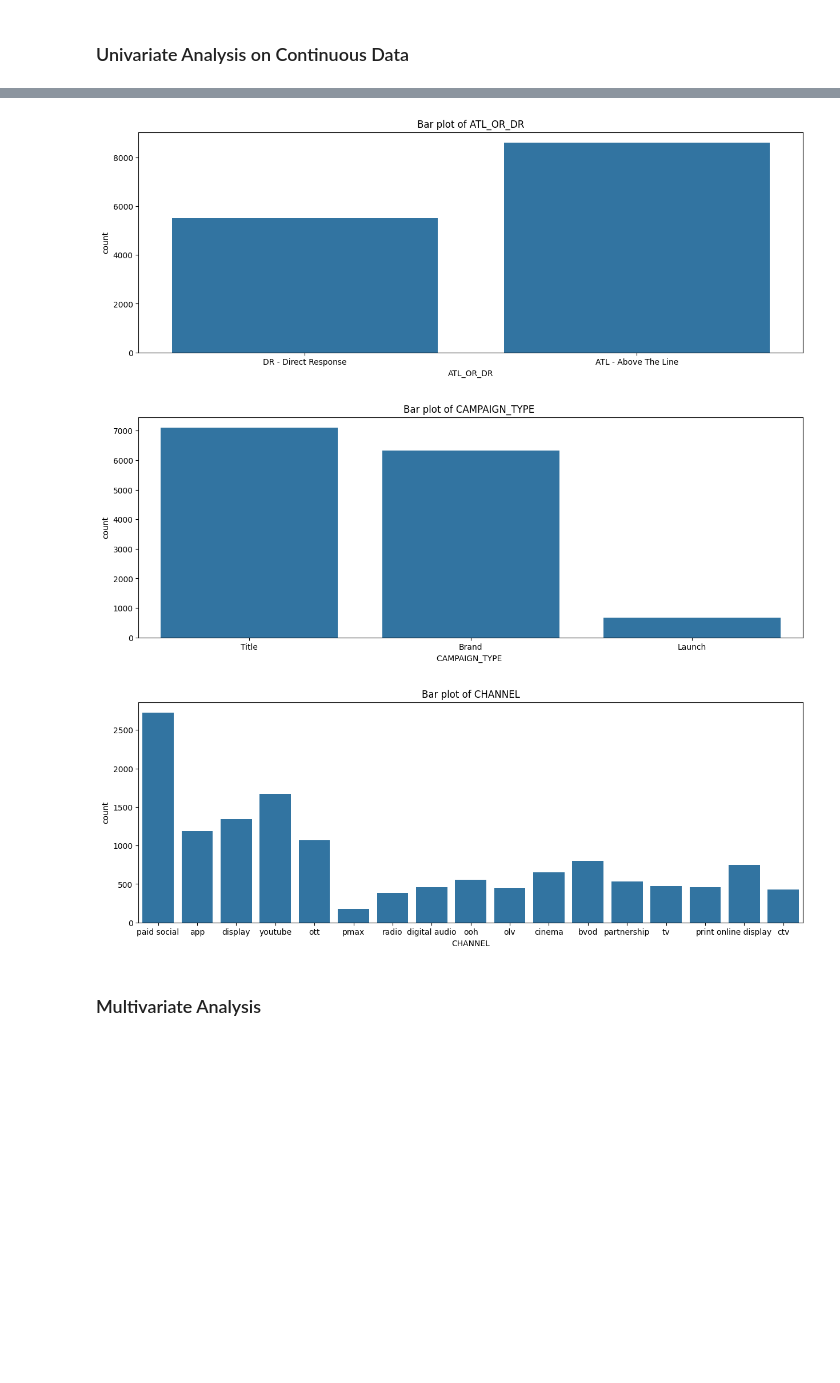
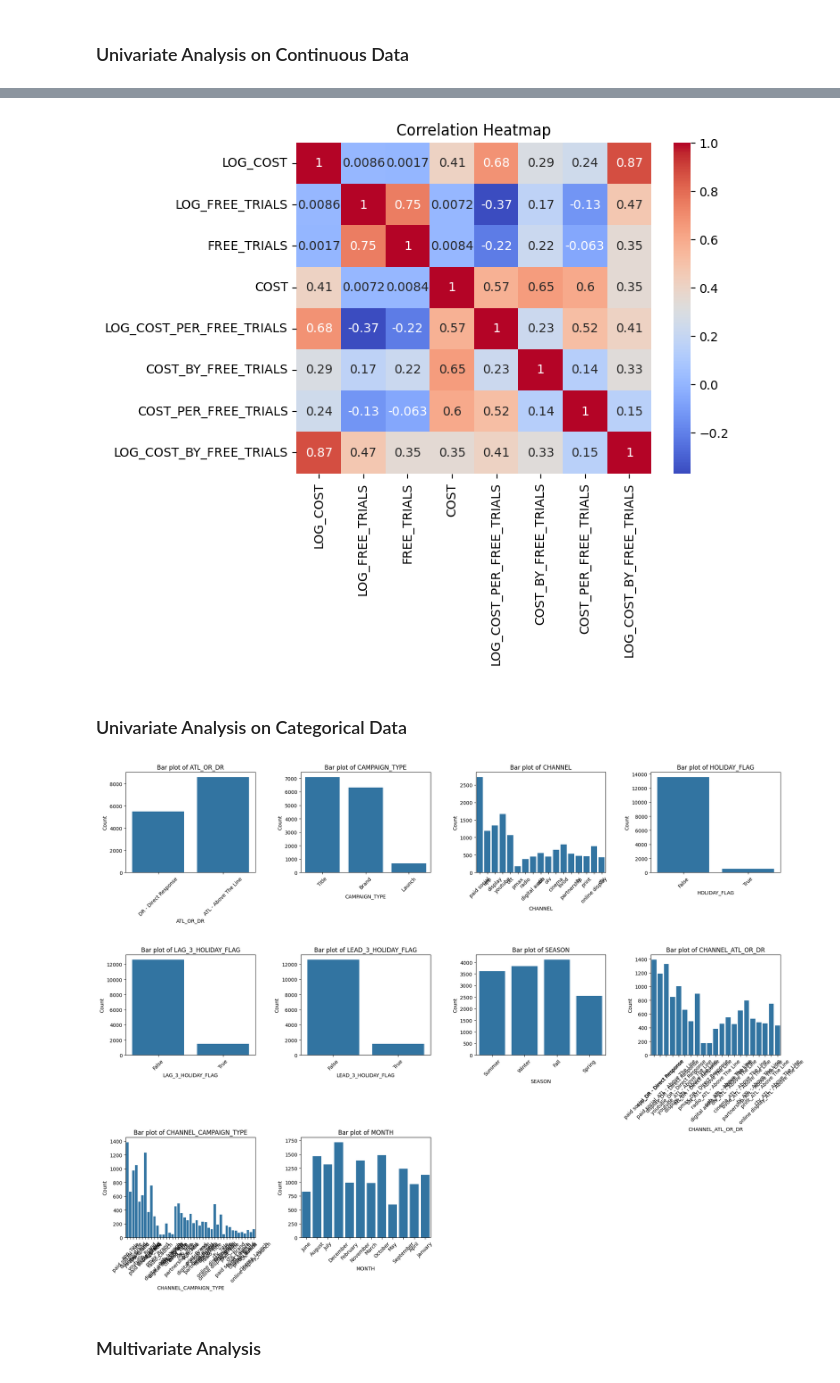
Before and after one commit to 11echeng/free-trial-analysis, a Jupyter notebook: src/notebook/01_paramount_eda_visuals.ipynb, the cells around one changed output, grey strips where cells are left out. Drawn from its saved outputs; the diff is of its cells as text; code cells hidden in the pictures; blank space fills up the shorter version.

```diff
--- a/src/notebook/01_paramount_eda_visuals.ipynb
+++ b/src/notebook/01_paramount_eda_visuals.ipynb
@@ -3,14 +3,9 @@ import pandas as pd
 import numpy as np
 import matplotlib.pyplot as plt
 import seaborn as sns
+import holidays
 
 df = pd.read_csv('../../data/data.csv')
+df.rename(columns={'CAMPAIGN_TYPE ':'CAMPAIGN_TYPE', 'FREE TRIALS': 'FREE_TRIALS'}, inplace=True)
 df
-'''
-Action Items:
-    a. Create a model to predict number of free trials generated based on marketing campaign strategy. -
-    b. Understand the dataset through EDA -
-    c. Explain correlation, patterns, anomalies through visualizations -
-    d. Choose an appropriate model -
-'''
 # %% [output]
@@ -351,3 +359,15 @@ plt.show()
+# %%
+'''
+1. Most relationships show weak linaer relationships which is validated in the visual scatterplot.
+2. Since we are predicting FREE_TRIALS, the heatmap indicates that using a linear model might not be the most effective model to use.
+'''
+sns.heatmap(df[quantitative].corr(), annot=True, cmap="coolwarm")
+plt.title("Correlation Heatmap")
+plt.show()
+# %% [output]
+[figure, added]
+# %% [markdown]
+### Univariate Analysis on Categorical Data
 # %%
 '''
 Single Variation Categorical Analysis using Barchart:
@@ -358,40 +378,55 @@ Single Variation Categorical Analysis using Barchart:
     b. I would assume DR generates a lot of free trials since it is immediate and digital, but might not be as affective
     in regards to customer retention. (More data would be needed) However, while sometimes ineffective, it's cheaper.
     This could be a useful strategy and/or pilot to test out certain markets/customer segments behaviors.
     c. I would assume ATL has a higher cost variance than DR since ATL heavily depends on targeting a broader reach and
     having a longer airtime since you are consistenly trying to build and reienforce your brand. But these can vary from
     media types/devices hence the high variance. Special holidays/events can also drive up costs. Free trials tend to be
     smaller but you will have outliers like special events/holidays.
 
 2. 'CAMPAIGN_TYPE' Observations/Thoughts/Tasks:
     a. There are no Promotional Campaigns.
     b. Brand and Title campaigns dominate, while Launch campaigns are infrequent. This aligns with typical product
     lifecycle, where certaint market/regions can have saturiation and therefore have higher barriers of entry leading to
     infrequent new launches/relaunches while companies continue to build and reinforce their brand.
     c. I would assume Brand/Title campaigns may have higher costs than Launch since Brand/Title has to reach a larger
     audience and reach. Brand/Title is more associated with ATL and Launch is more assoicated with DR.
 
 3. 'CHANNEL' Observations/Thoughts/Tasks:
     a. Social and YouTube, which makes sense in the iOT world, drive the makeup of channel for where campaigns get aired.
     Meanwhile, Tv, radio,and print are on the lower tier which illustrastes the shift in digital age. Seeing the cost
     associated to 'CHANNEL' types would help us understand the trade-offs of reallocating resources and areas of
     opportunity.
     b. While Social and YouTube dominate, simply reallocating resources from low-performing channels (e.g., Radio)
     to top channels may not be ideal. Customer segments from different channels could vary significantly and can lose out
     on niche segments. Cost Benefit Analysis would be needed to understand the trade-offs of reallocating resources.
 
 4. Action Items:
     a. Covariation Analysis between Categorical & Continuous' using Scatterplot and hue
     b. Covariation Analysis between categorical and continuous using boxplot and barcharts
 '''
-for cat in categorical:
-    plt.figure(figsize=(15, 5))
-    sns.countplot(x=cat, data=df)
-    plt.title(f'Bar plot of {cat}')
-    plt.show()
+num_cols = len(categorical)
+ncols = 4  # Number of columns per row
+nrows = (num_cols // ncols) + (num_cols % ncols > 0)  # Dynamically adjust rows
+fig, axes = plt.subplots(nrows=nrows, ncols=ncols, figsize=(20, 5 * nrows))
+
+# Flatten axes for iteration
+axes = axes.flatten()
+
+# Plot bar plots for each categorical variable
+for i, cat in enumerate(categorical):
+    sns.countplot(x=cat, data=df, ax=axes[i])
+    axes[i].set_title(f'Bar plot of {cat}')
+    axes[i].set_xlabel(cat)
+    axes[i].set_ylabel('Count')
+    axes[i].tick_params(axis='x', rotation=45)  # Rotate x-axis labels for better readability
+
+# Remove unused subplots
+for j in range(i + 1, len(axes)):
+    fig.delaxes(axes[j])
+
+plt.tight_layout()
+plt.show()
 # %% [output]
-[figure, old version]
+[figure, new version]
-[figure, removed]
-[figure, removed]
 # %% [markdown]
 ### Multivariate Analysis
```
Also changed, not shown: parts of 21 cells of this notebook, 10 other files.
